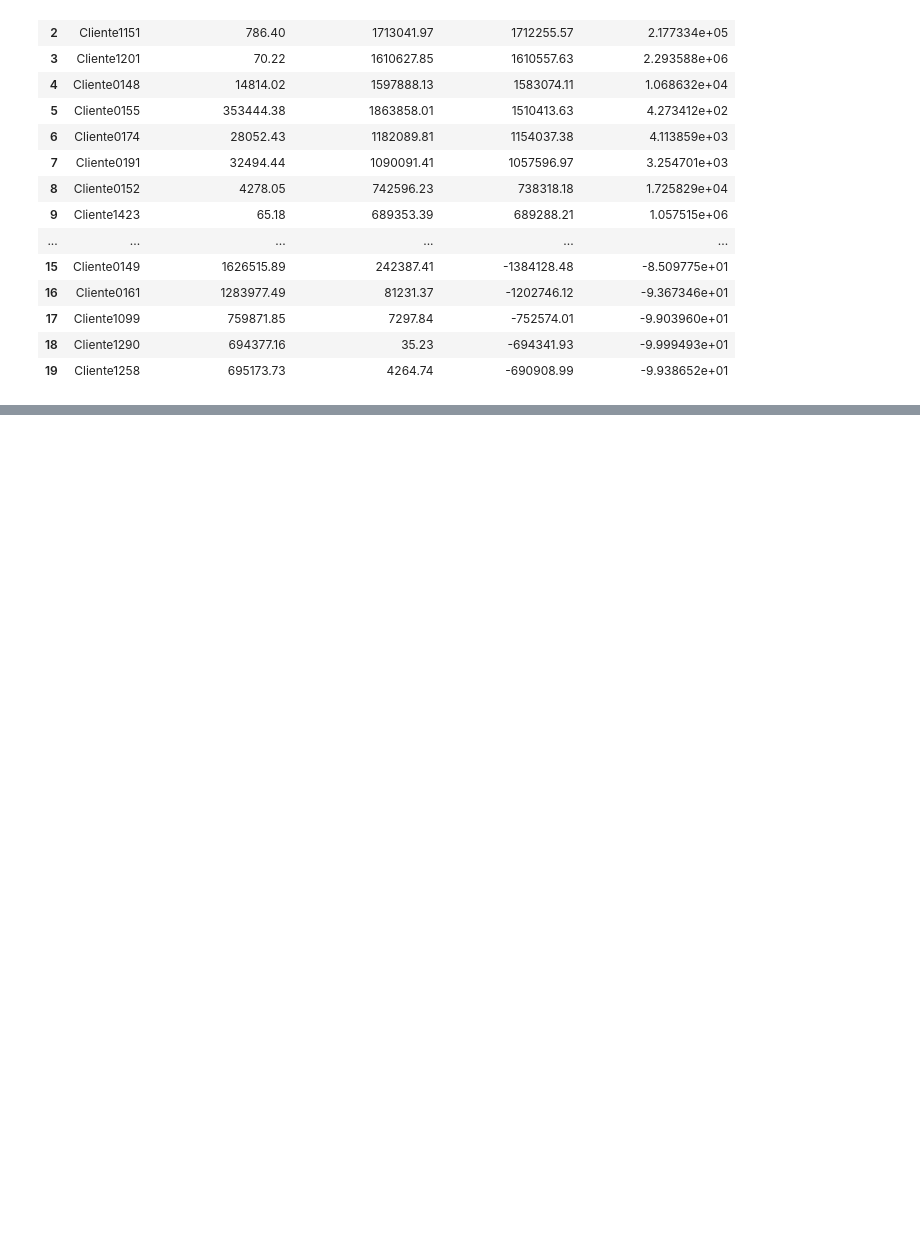
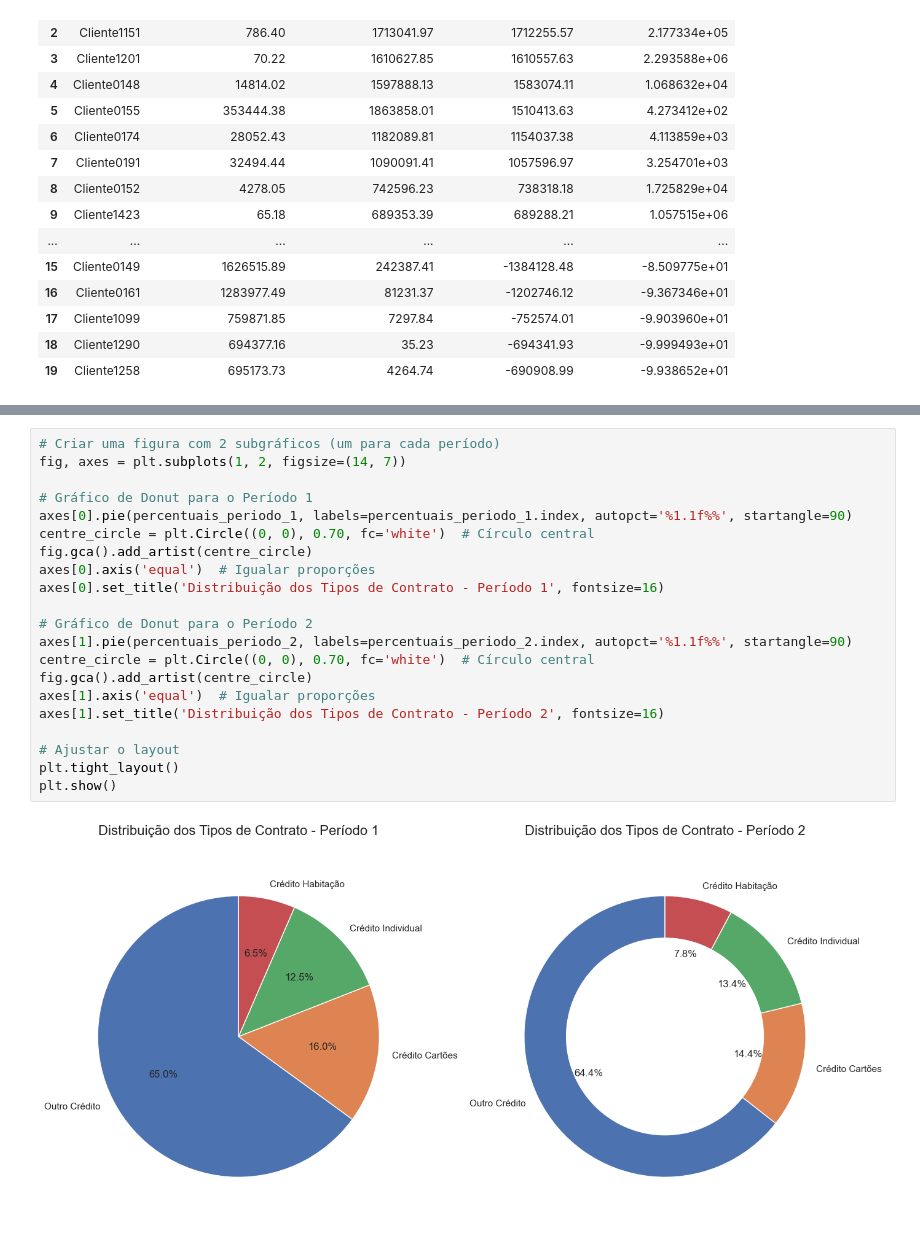
Before and after one commit to bruna-barbosa/analise-recuperacao-credito, a Jupyter notebook: analise.ipynb, the cells around one changed output, grey strips where cells are left out. Drawn from its saved outputs; the diff is of its cells as text; blank space fills up the shorter version.

```diff
--- a/analise.ipynb
+++ b/analise.ipynb
@@ -202,0 +241,23 @@ tabela_variacoes
+# %%
+# Criar uma figura com 2 subgráficos (um para cada período)
+fig, axes = plt.subplots(1, 2, figsize=(14, 7))
+
+# Gráfico de Donut para o Período 1
+axes[0].pie(percentuais_periodo_1, labels=percentuais_periodo_1.index, autopct='%1.1f%%', startangle=90)
+centre_circle = plt.Circle((0, 0), 0.70, fc='white')  # Círculo central
+fig.gca().add_artist(centre_circle)
+axes[0].axis('equal')  # Igualar proporções
+axes[0].set_title('Distribuição dos Tipos de Contrato - Período 1', fontsize=16)
+
+# Gráfico de Donut para o Período 2
+axes[1].pie(percentuais_periodo_2, labels=percentuais_periodo_2.index, autopct='%1.1f%%', startangle=90)
+centre_circle = plt.Circle((0, 0), 0.70, fc='white')  # Círculo central
+fig.gca().add_artist(centre_circle)
+axes[1].axis('equal')  # Igualar proporções
+axes[1].set_title('Distribuição dos Tipos de Contrato - Período 2', fontsize=16)
+
+# Ajustar o layout
+plt.tight_layout()
+plt.show()
+# %% [output]
+[figure, added]
```
Also changed, not shown: parts of 2 cells of this notebook.
